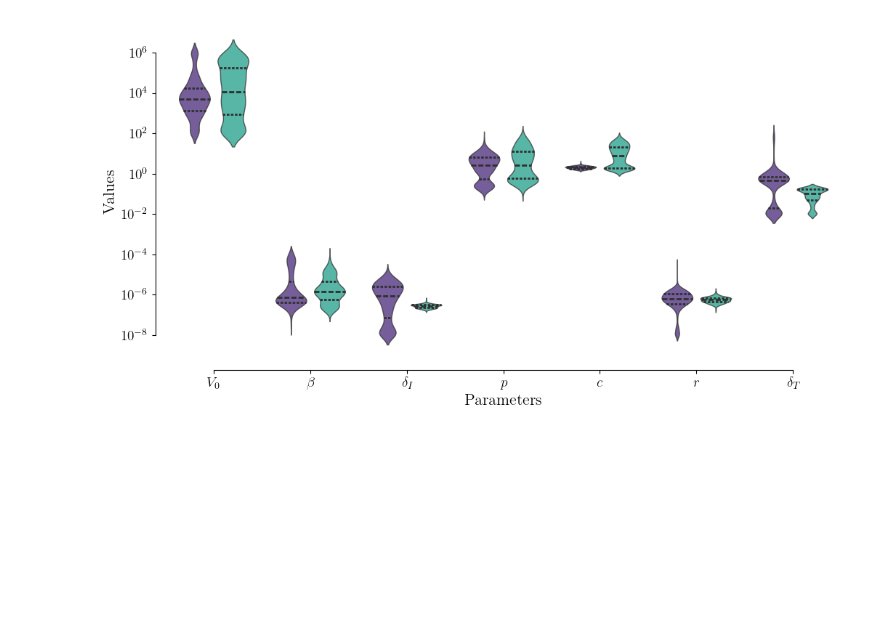
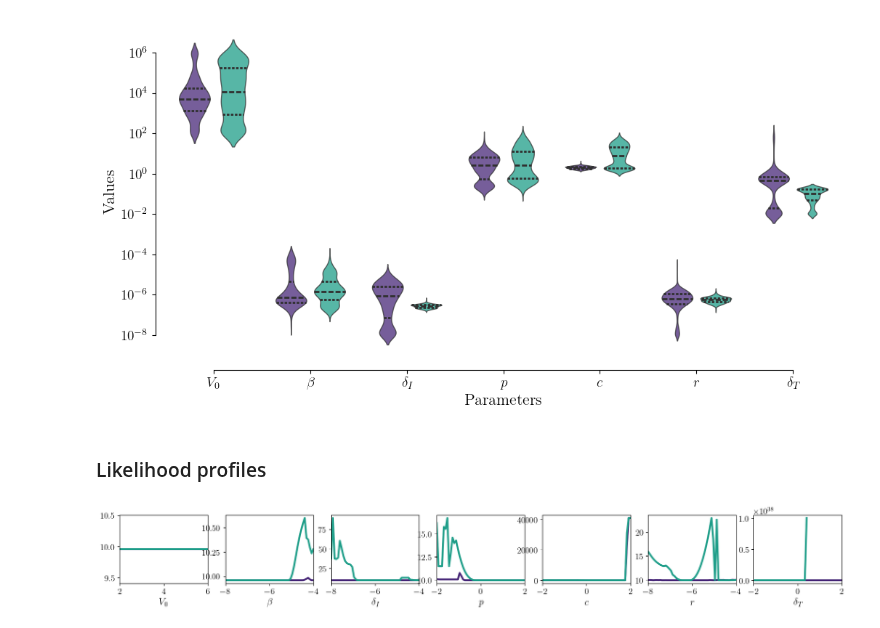
Before and after one commit to systemsmedicine/CrossLabFit, a Jupyter notebook: pyNotebooks/influenzaModel.ipynb, the cells around one changed output. Cells and saved outputs as stored; diff of their text form; code cells hidden in the pictures; blank space fills up the shorter version.

Commit message:
new data from model with 2 params fixed

```diff
--- a/pyNotebooks/influenzaModel.ipynb
+++ b/pyNotebooks/influenzaModel.ipynb
@@ -339,3 +339,72 @@ plt.legend([],[], frameon=False)
 plt.show()
 # %% [output]
 [figure]
+# %% [markdown]
+### Likelihood profiles
+# %%
+df_V0_qt = pd.read_csv('influenza/profilesData/V0_profile_qt.dat', sep=' ', names=parNames).filter(['$V_0$', 'RSS'])
+df_bet_qt = pd.read_csv('influenza/profilesData/beta_profile_qt.dat', sep=' ', names=parNames).filter(['$\\beta$', 'RSS'])
+df_delI_qt = pd.read_csv('influenza/profilesData/delI_profile_qt.dat', sep=' ', names=parNames).filter(['$\\delta_I$', 'RSS'])
+df_p_qt = pd.read_csv('influenza/profilesData/p_profile_qt.dat', sep=' ', names=parNames).filter(['$p$', 'RSS'])
+df_c_qt = pd.read_csv('influenza/profilesData/c_profile_qt.dat', sep=' ', names=parNames).filter(['$c$', 'RSS'])
+df_r_qt = pd.read_csv('influenza/profilesData/r_profile_qt.dat', sep=' ', names=parNames).filter(['$r$', 'RSS'])
+df_delT_qt = pd.read_csv('influenza/profilesData/delT_profile_qt.dat', sep=' ', names=parNames).filter(['$\\delta_T$', 'RSS'])
+# %%
+df_V0_ql = pd.read_csv('influenza/profilesData/V0_profile_ql.dat', sep=' ', names=parNames).filter(['$V_0$', 'RSS'])
+df_bet_ql = pd.read_csv('influenza/profilesData/beta_profile_ql.dat', sep=' ', names=parNames).filter(['$\\beta$', 'RSS'])
+df_delI_ql = pd.read_csv('influenza/profilesData/delI_profile_ql.dat', sep=' ', names=parNames).filter(['$\\delta_I$', 'RSS'])
+df_p_ql = pd.read_csv('influenza/profilesData/p_profile_ql.dat', sep=' ', names=parNames).filter(['$p$', 'RSS'])
+df_c_ql = pd.read_csv('influenza/profilesData/c_profile_ql.dat', sep=' ', names=parNames).filter(['$c$', 'RSS'])
+df_r_ql = pd.read_csv('influenza/profilesData/r_profile_ql.dat', sep=' ', names=parNames).filter(['$r$', 'RSS'])
+df_delT_ql = pd.read_csv('influenza/profilesData/delT_profile_ql.dat', sep=' ', names=parNames).filter(['$\\delta_T$', 'RSS'])
+# %%
+fig, axs = plt.subplots(nrows=1, ncols=7, figsize=(21,2), facecolor='white')
+
+axs[0].plot(df_V0_qt['$V_0$'], df_V0_qt['RSS'], lw=3, color=palette[0])
+axs[0].plot(df_V0_ql['$V_0$'], df_V0_ql['RSS'], lw=3, color=palette[4])
+#axs[0].vlines(, ymin=0.0, ymax=1.0, colors=palette_2[1], linestyles='dashed')
+axs[0].set_xlabel('$V_0$')
+# axs[0].set_ylabel('RSS')
+axs[0].set_xlim((2,6))
+
+axs[1].plot(df_bet_qt['$\\beta$'], df_bet_qt['RSS'], lw=3, color=palette[0])
+axs[1].plot(df_bet_ql['$\\beta$'], df_bet_ql['RSS'], lw=3, color=palette[4])
+axs[1].set_xlabel('$\\beta$')
+# axs[1].set_ylabel('RSS')
+axs[1].set_xlim((-8,-4))
+
+axs[2].plot(df_delI_qt['$\\delta_I$'], df_delI_qt['RSS'], lw=3, color=palette[0])
+axs[2].plot(df_delI_ql['$\\delta_I$'], df_delI_ql['RSS'], lw=3, color=palette[4])
+axs[2].set_xlabel('$\\delta_I$')
+# axs[2].set_ylabel('RSS')
+axs[2].set_xlim((-8,-4))
+
+axs[3].plot(df_p_qt['$p$'], df_p_qt['RSS'], lw=3, color=palette[0])
+axs[3].plot(df_p_ql['$p$'], df_p_ql['RSS'], lw=3, color=palette[4])
+axs[3].set_xlabel('$p$')
+# axs[3].set_ylabel('RSS')
+axs[3].set_xlim((-2,2))
+
+axs[4].plot(df_c_qt['$c$'], df_c_qt['RSS'], lw=3, color=palette[0])
+axs[4].plot(df_c_ql['$c$'], df_c_ql['RSS'], lw=3, color=palette[4])
+axs[4].set_xlabel('$c$')
+# axs[4].set_ylabel('RSS')
+axs[4].set_xlim((-2,2))
+
+axs[5].plot(df_r_qt['$r$'], df_r_qt['RSS'], lw=3, color=palette[0])
+axs[5].plot(df_r_ql['$r$'], df_r_ql['RSS'], lw=3, color=palette[4])
+axs[5].set_xlabel('$r$')
+# axs[5].set_ylabel('RSS')
+axs[5].set_xlim((-8,-4))
+
+axs[6].plot(df_delT_qt['$\\delta_T$'], df_delT_qt['RSS'], lw=3, color=palette[0])
+axs[6].plot(df_delT_ql['$\\delta_T$'], df_delT_ql['RSS'], lw=3, color=palette[4])
+axs[6].set_xlabel('$\\delta_T$')
+# axs[6].set_ylabel('RSS')
+axs[6].set_xlim((-2,2))
+
+# plt.setp(axs, ylim=(0.11,0.25))
+
+plt.show()
+# %% [output]
+[figure, added]
```
Also changed, not shown: 10 other files.
